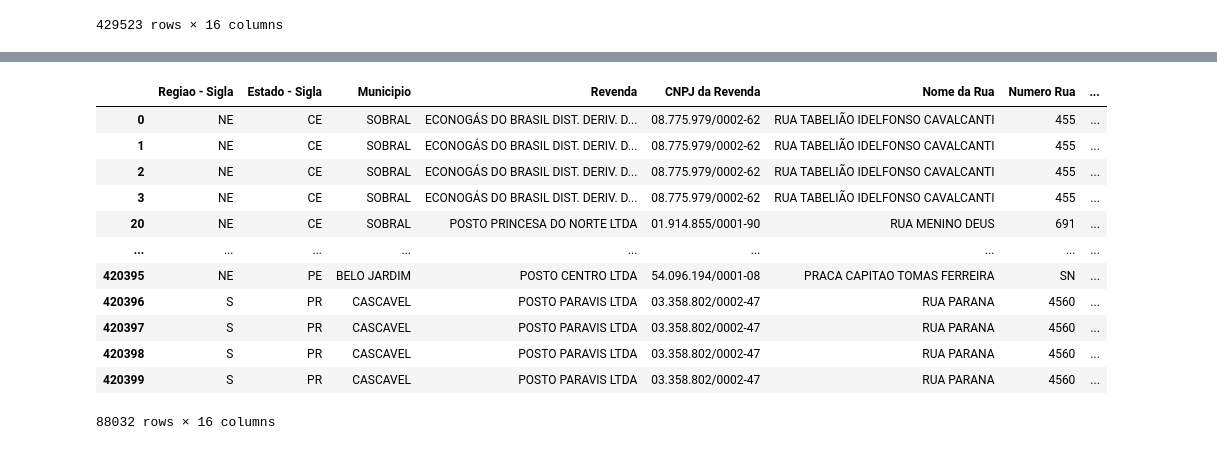
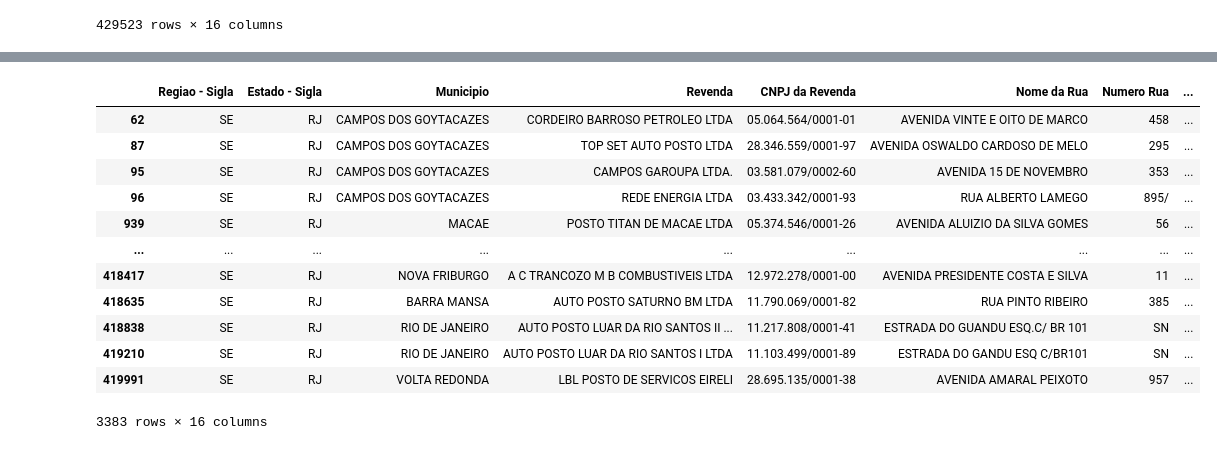
Before and after one commit to leticyanunes/Repo_Senac, a Jupyter notebook: analise_anp.ipynb, the cells around one changed output, grey strips where cells are left out. Saved outputs shown, nothing was run; the diff lists cells and outputs as text; code cells hidden in the pictures.

```diff
--- a/analise_anp.ipynb
+++ b/analise_anp.ipynb
@@ -10,7 +8,7 @@
 import numpy as np
 import pandas as pd
 # %%
-petroleo = pd.read_csv('Petroleo/Preços semestrais - AUTOMOTIVOS_2025.01.csv', sep = ';')
+petroleo = pd.read_csv('Preços semestrais - AUTOMOTIVOS_2025.01.csv', sep = ';')
 petroleo
 # %% [output]
 |  | Regiao - Sigla | Estado - Sigla | Municipio | Revenda | CNPJ da Revenda | Nome da Rua | Numero Rua | ... |
@@ -26,3 +24,14 @@ petroleo
 | 429521 | NaN | NaN | NaN | NaN | NaN | NaN | NaN | ... |
 | 429522 | NaN | NaN | NaN | NaN | NaN | NaN | NaN | ... |
 429523 rows × 16 columns
+# %%
+petroleo["Valor de Venda"] = (petroleo["Valor de Venda"] .str.replace(",", ".", regex=False).astype(float))
+
+# .str.replace(",", ".", regex=False)  # troca vírgula por ponto
+# .astype(float)) # converte para número
+# %%
+capital_rj = ['RJ']
+produto = ['GASOLINA']
+
+capital = petroleo.loc[(petroleo['Estado - Sigla'].isin (capital_rj)) & (petroleo['Produto'].isin(produto))]
+capital
@@ -29,28 +52,25 @@ petroleo
 # %%
-bairros_capital = ['CENTRO', 'CATAMBI', 'CIDADE NOVA', 'ESTACIO', 'GAMBOA', 'SANTA TERESA', 'SANTO CRISTO', 'SAUDE', 'SAO CRISTOVAO', 'BOTAFOGO', 'COPACABANA', 'FLAMENGO',
-'GLORIA', 'HUMAITA', 'IPANEMA', 'LAGOA', 'LARAMJEIRAS', 'LEBLON', 'ROCINHA', 'SAO CONRADO', 'URCA', 'VIDIGAL', 'ABOLICAO', 'AGUA SANTA', 'ANDARAI', 'BENFICA', 'BONSUCESSO',
-'CAJU', 'CASCADURA', 'CAVALCANTI', 'COELHO NETO', 'COMPLEXO DO ALEMAO', 'DEL CASTILHO', 'ENGENHO DA RAINHA', 'ENGENHO DE DENTRO', 'ENGENHO NOVO', 'GRAJAU', 'HIGIENOPOLIS',
-'HONORIO GURGEL', 'INHAUMA', 'IRAJA', 'JACARE', 'JACAREZINHO', 'JARDIM AMERICA', 'LINS DE VASCONCELOS', 'MADUREIRA', 'MANGUINHOS', 'MARIA DA GRACA', 'MEIER', 'OLARIA',
-'OSWALDO CRUZ', 'PARADA DE LUCAS', 'PAVUNA', 'PENHA', 'PENHA CIRCULAR', 'PIEDADE', 'PILARES', 'PRACA DA BANDEIRA', 'QUINTINO BOCAIUVA', 'RAMOS', 'RIACHUELO', 'ROCHA',
-'ROCHA MIRANDA','SAMPAIO', 'SAO FRANCISCO XAVIER', 'TOMAS COELHO', 'TODOS OS SANTOS', 'TURIACU', 'VICENTE DE CARVALHO', 'VILA ISABEL', 'VISTA ALEGRE', 'BANGU',
-'BARRA DE GUARATIBA', 'BARRA DA TIJUCA', 'CAMPO GRANDE', 'CAMORIM', 'COSMOS', 'DEODORO', 'GARDENIA AZUL', 'GUARATIBA', 'INHOAIBA', 'JACAREPAGUA', 'MAGALHAES BASTOS',
-'PADRE MIGUEL', 'PACIENCIA', 'PEDRA DE GUARATIBA', 'PRACA SECA', 'REALENGO', 'RECREIO DOS BANDEIRANTES', 'SANTA CRUZ', 'SANTISSIMO', 'SENADOR CAMARA', 'SENADOR VASCONCELOS',
-'SEPETIBA', 'TAQUARA', 'VARGEM GRANDE', 'VARGEM PEQUENA', 'VILA MILITAR', 'BANCARIOS', 'CACUIA', 'COCOTA', 'FREGUESIA', 'JARDIM CARIOCA', 'JARDIM GUANABARA', 'MONERO',
-'PITANGUEIRAS', 'PRAIA DA BANDEIRA', 'RIBEIRA', 'TAUA', 'ZUMBI', 'PAQUETA']
+bairros_capital = ['ANCHIETA','BANGU','BARRA DA TIJUCA','BENFICA','BONSUCESSO','BOTAFOGO','BRAZ DE PINA',
+'CAJU','CAMPO GRANDE','CATUMBI','CENTRO','CIDADE DE DEUS','COPACABANA','DEL CASTILHO','ENGENHO DE DENTRO','ENGENHO NOVO',
+'ESTACIO','ESTÁCIO','FLAMENGO','FREGUESIA (JACAREPAGUA)','GAVEA','GLORIA','GRAJAU','GUADALUPE','ILHA DO FUNDÃO','IPANEMA',
+'ITANHANGA','JACAREPAGUA','JACAREPAGUÁ','JARDIM  GUANABARA-ILHA DO GOVERNADOR','JARDIM BOTANICO','JARDIM CARIOCA','LAGOA',
+'LARANJEIRAS','LEBLON','OLARIA','PACIENCIA','PADRE MIGUEL','PARQUE FLAMENGO','PECHINCHA','PENHA','PILARES','PRACA SECA',
+'RAMOS','RECREIO DOS BANDEIR','RECREIO DOS BANDEIRANTES','RIO COMPRIDO','ROCHA MIRANDA','SANTA CRUZ','SANTISSIMO',
+'SAO CRISTOVAO','SÃO CRISTÓVÃO','TAQUARA','TIJUCA','VARGEM PEQUENA','VASCO DA GAMA','VILA DA PENHA','VISTA ALEGRE']
 
-bairro = petroleo.loc[(petroleo['Bairro'].isin (bairros_capital))]
+bairro = capital.loc[(capital['Bairro'].isin (bairros_capital))]
 bairro
 # %% [output]
 |  | Regiao - Sigla | Estado - Sigla | Municipio | Revenda | CNPJ da Revenda | Nome da Rua | Numero Rua | ... |
-| 0 | NE | CE | SOBRAL | ECONOGÁS DO BRASIL DIST. DERIV. D... | 08.775.979/0002-62 | RUA TABELIÃO IDELFONSO CAVALCANTI | 455 | ... |
-| 1 | NE | CE | SOBRAL | ECONOGÁS DO BRASIL DIST. DERIV. D... | 08.775.979/0002-62 | RUA TABELIÃO IDELFONSO CAVALCANTI | 455 | ... |
-| 2 | NE | CE | SOBRAL | ECONOGÁS DO BRASIL DIST. DERIV. D... | 08.775.979/0002-62 | RUA TABELIÃO IDELFONSO CAVALCANTI | 455 | ... |
-| 3 | NE | CE | SOBRAL | ECONOGÁS DO BRASIL DIST. DERIV. D... | 08.775.979/0002-62 | RUA TABELIÃO IDELFONSO CAVALCANTI | 455 | ... |
-| 20 | NE | CE | SOBRAL | POSTO PRINCESA DO NORTE LTDA | 01.914.855/0001-90 | RUA MENINO DEUS | 691 | ... |
+| 62 | SE | RJ | CAMPOS DOS GOYTACAZES | CORDEIRO BARROSO PETROLEO LTDA | 05.064.564/0001-01 | AVENIDA VINTE E OITO DE MARCO | 458 | ... |
+| 87 | SE | RJ | CAMPOS DOS GOYTACAZES | TOP SET AUTO POSTO LTDA | 28.346.559/0001-97 | AVENIDA OSWALDO CARDOSO DE MELO | 295 | ... |
+| 95 | SE | RJ | CAMPOS DOS GOYTACAZES | CAMPOS GAROUPA LTDA. | 03.581.079/0002-60 | AVENIDA 15 DE NOVEMBRO | 353 | ... |
+| 96 | SE | RJ | CAMPOS DOS GOYTACAZES | REDE ENERGIA LTDA | 03.433.342/0001-93 | RUA ALBERTO LAMEGO | 895/ | ... |
+| 939 | SE | RJ | MACAE | POSTO TITAN DE MACAE LTDA | 05.374.546/0001-26 | AVENIDA ALUIZIO DA SILVA GOMES | 56 | ... |
 | ... | ... | ... | ... | ... | ... | ... | ... | ... |
-| 420395 | NE | PE | BELO JARDIM | POSTO CENTRO LTDA | 54.096.194/0001-08 | PRACA CAPITAO TOMAS FERREIRA | SN | ... |
-| 420396 | S | PR | CASCAVEL | POSTO PARAVIS LTDA | 03.358.802/0002-47 | RUA PARANA | 4560 | ... |
-| 420397 | S | PR | CASCAVEL | POSTO PARAVIS LTDA | 03.358.802/0002-47 | RUA PARANA | 4560 | ... |
-| 420398 | S | PR | CASCAVEL | POSTO PARAVIS LTDA | 03.358.802/0002-47 | RUA PARANA | 4560 | ... |
-| 420399 | S | PR | CASCAVEL | POSTO PARAVIS LTDA | 03.358.802/0002-47 | RUA PARANA | 4560 | ... |
+| 418417 | SE | RJ | NOVA FRIBURGO | A C TRANCOZO M B COMBUSTIVEIS LTDA | 12.972.278/0001-00 | AVENIDA PRESIDENTE COSTA E SILVA | 11 | ... |
+| 418635 | SE | RJ | BARRA MANSA | AUTO POSTO SATURNO BM LTDA | 11.790.069/0001-82 | RUA PINTO RIBEIRO | 385 | ... |
+| 418838 | SE | RJ | RIO DE JANEIRO | AUTO POSTO LUAR DA RIO SANTOS II ... | 11.217.808/0001-41 | ESTRADA DO GUANDU ESQ.C/ BR 101 | SN | ... |
+| 419210 | SE | RJ | RIO DE JANEIRO | AUTO POSTO LUAR DA RIO SANTOS I LTDA | 11.103.499/0001-89 | ESTRADA DO GANDU ESQ C/BR101 | SN | ... |
+| 419991 | SE | RJ | VOLTA REDONDA | LBL POSTO DE SERVICOS EIRELI | 28.695.135/0001-38 | AVENIDA AMARAL PEIXOTO | 957 | ... |
-88032 rows × 16 columns
+3383 rows × 16 columns
```
Also changed, not shown: parts of 26 cells of this notebook, 2 other files.
